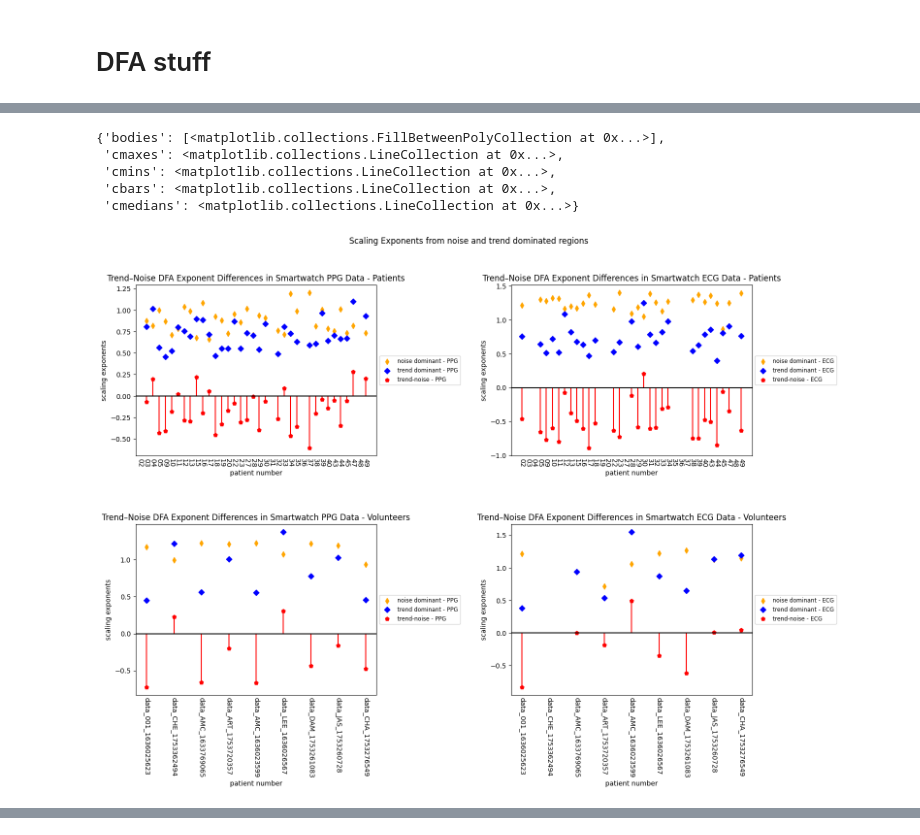
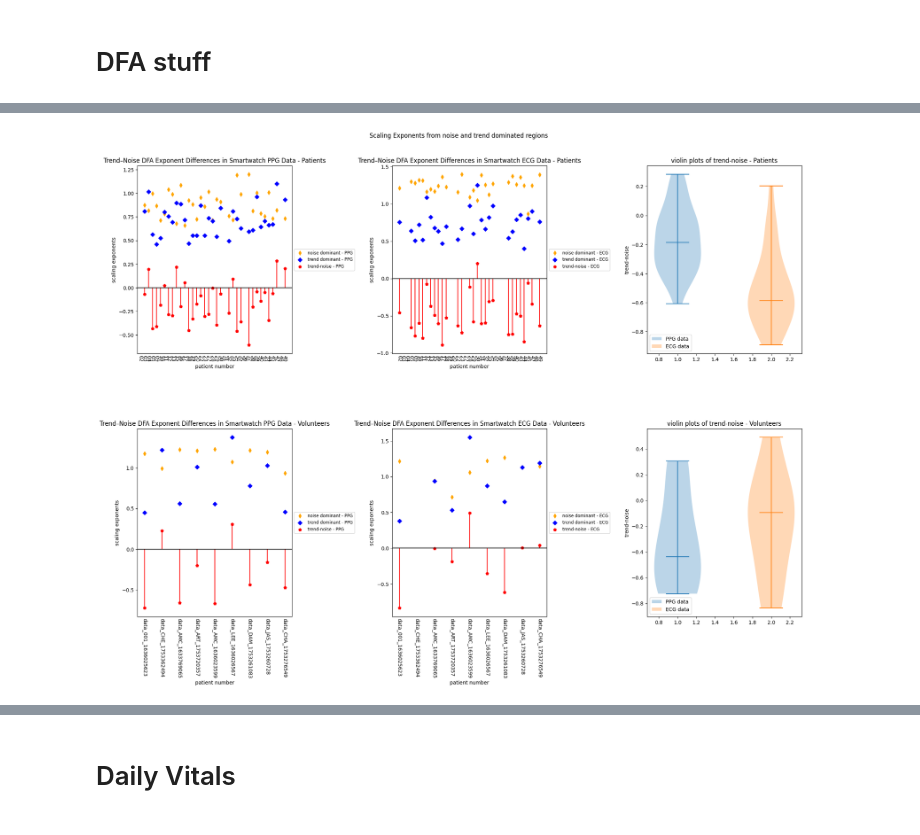
Before and after one commit to damianfrench/internship, a Jupyter notebook: Testing_metric_Calculations.ipynb, the cells around one changed output, grey strips where cells are left out. Saved outputs shown, nothing was run; the diff lists cells and outputs as text; code cells hidden in the pictures.

Commit message:
need to fix ECG_df cuirrently broken. added interactive metrics plot

```diff
--- a/Testing_metric_Calculations.ipynb
+++ b/Testing_metric_Calculations.ipynb
@@ -240,6 +240,13 @@ def plot_ECG_data(ECG_df,ax,datatype=''):
     ax.set_xlabel('patient number')
     ax.set_ylabel('scaling exponents')
     ax.legend(loc='center left', bbox_to_anchor=(1, 0.5), fontsize='small')
+
+def violin_plots(PPG,ECG,ax,datatype=''):
+    v1=ax.violinplot(PPG,positions=[1],showmedians=True,showmeans=False,showextrema=True)
+    v2=ax.violinplot(ECG,positions=[2],showmedians=True,showmeans=False,showextrema=True)
+    ax.legend([v1['bodies'][0],v2['bodies'][0]], [ 'PPG data','ECG data'], loc=3)
+    ax.set_title(f'violin plots of trend-noise - {datatype}')
+    ax.set_ylabel('trend-noise')
 # %%
 from scipy.stats import ttest_1samp, ttest_rel
 def t_test(data,null):
@@ -270,7 +277,7 @@ db_name='volunteer_metrics.db'
 Volunteer_PPG_df,Volunteer_ECG_df=fetching_DFA_data(db_name=db_name)
 
 # plotting patient data
-fig,ax=plt.subplots(2,2,figsize=(16,12),gridspec_kw={'height_ratios': [10,10]})
+fig,ax=plt.subplots(2,3,figsize=(20,16),gridspec_kw={'height_ratios': [10,10]})
 plot_PPG_data(Patient_PPG_df,ax[0][0],'Patients')
 plot_ECG_data(Patient_ECG_df,ax[0][1],'Patients')
 plot_PPG_data(Volunteer_PPG_df,ax[1][0],'Volunteers')
@@ -305,12 +312,13 @@ print('testing PPG volunteer exponent difference with null hypothesis of ECG exp
 t_test(Volunteer_ECG_diff,Volunteer_PPG_diff)
 print('----------------------------------------------------------------------')
 
-fig,ax=plt.subplots(1,2,figsize=(16,12))
 Patient_ECG_diff=Patient_ECG_diff[~np.isnan(Patient_ECG_diff)]
 Patient_PPG_diff=Patient_PPG_diff[~np.isnan(Patient_PPG_diff)]
+Volunteer_ECG_diff=Volunteer_ECG_diff[~np.isnan(Volunteer_ECG_diff)]
+Volunteer_PPG_diff=Volunteer_PPG_diff[~np.isnan(Volunteer_PPG_diff)]
 
-ax[0].violinplot(Patient_ECG_diff,positions=[1],showmedians=True,showmeans=False,showextrema=True)
-ax[1].violinplot(Patient_PPG_diff,positions=[1],showmedians=True,showmeans=False,showextrema=True)
+violin_plots(Patient_PPG_diff,Patient_ECG_diff,ax[0][2],'Patients')
+violin_plots(Volunteer_PPG_diff,Volunteer_ECG_diff,ax[1][2],'Volunteers')
 # %% [output]
 ----------------------------------------------------------------------
 testing PPG patient exponent difference with null hypothesis of mean=0
@@ -321,17 +329,12 @@ t-test result is there is evidence to reject the null hypothesis with a p value
 ----------------------------------------------------------------------
 testing PPG volunteer exponent difference with null hypothesis of mean=0
 t-test result is there is evidence to reject the null hypothesis with a p value of 0.040183530375001275
 ----------------------------------------------------------------------
 testing ECG volunteer exponent difference with null hypothesis of mean=0
 t-test result is that we cannot reject the null hypothesis with p value of 0.2561770498703736
 ... (7 lines left out)
 ----------------------------------------------------------------------
 testing PPG volunteer exponent difference with null hypothesis of ECG exponent difference
 t-test result is that we cannot reject the null hypothesis with p value of 0.3579523153745633
 ----------------------------------------------------------------------
-{'bodies': [<matplotlib.collections.FillBetweenPolyCollection at 0x...>],
- 'cmaxes': <matplotlib.collections.LineCollection at 0x...>,
- 'cmins': <matplotlib.collections.LineCollection at 0x...>,
- 'cbars': <matplotlib.collections.LineCollection at 0x...>,
- 'cmedians': <matplotlib.collections.LineCollection at 0x...>}
-[figure, old version]
+[figure, new version]
@@ -338,0 +341,2 @@ t-test result is that we cannot reject the null hypothesis with p value of 0.357
+# %% [markdown]
+# Daily Vitals
```
Also changed, not shown: parts of 3 cells of this notebook, 1 other file.
